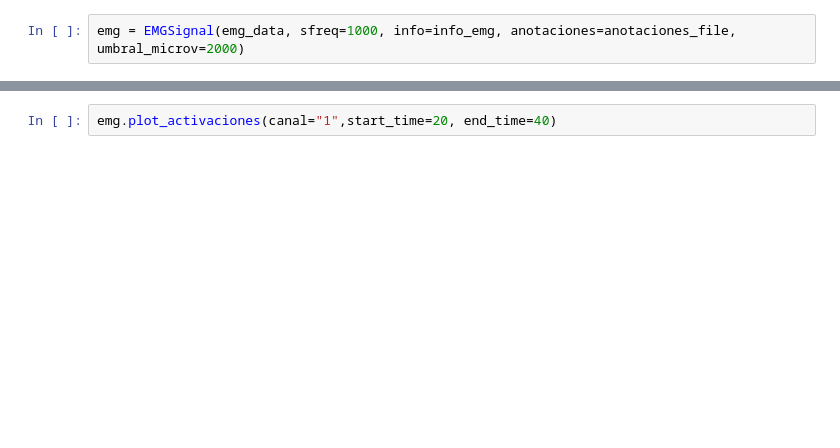
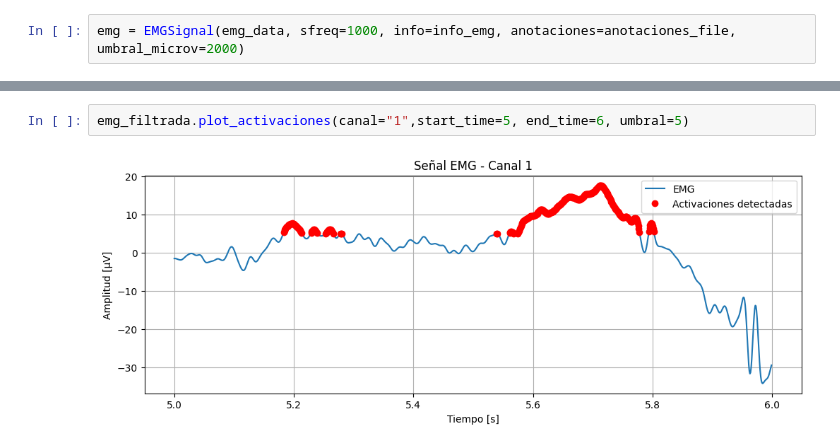
Before and after one commit to SrMichi19/TIF, a Jupyter notebook: 1. TIF/Pruebas Funcionales_TIF.ipynb, the cells around one changed output, grey strips where cells are left out. Drawn from its saved outputs; the diff is of its cells as text; blank space fills up the shorter version.

```diff
--- a/1. TIF/Pruebas Funcionales_TIF.ipynb
+++ b/1. TIF/Pruebas Funcionales_TIF.ipynb
@@ -1015,2 +1108,4 @@ emg = EMGSignal(emg_data, sfreq=1000, info=info_emg, anotaciones=anotaciones_fil
 # %%
-emg.plot_activaciones(canal="1",start_time=20, end_time=40)
+emg_filtrada.plot_activaciones(canal="1",start_time=5, end_time=6, umbral=5)
+# %% [output]
+[figure, added]
```
Also changed, not shown: parts of 56 cells of this notebook.
